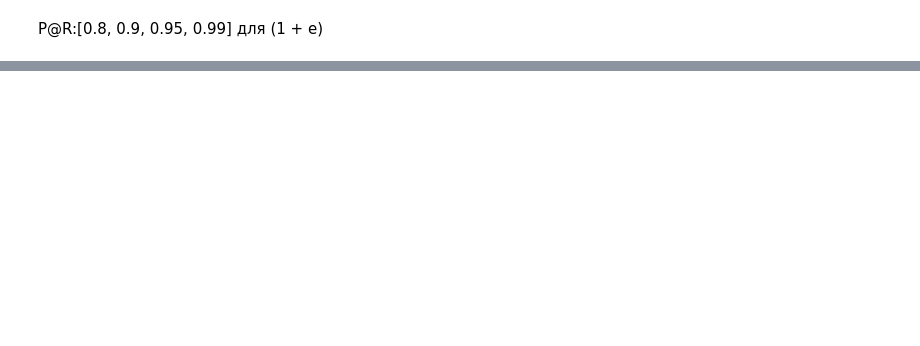
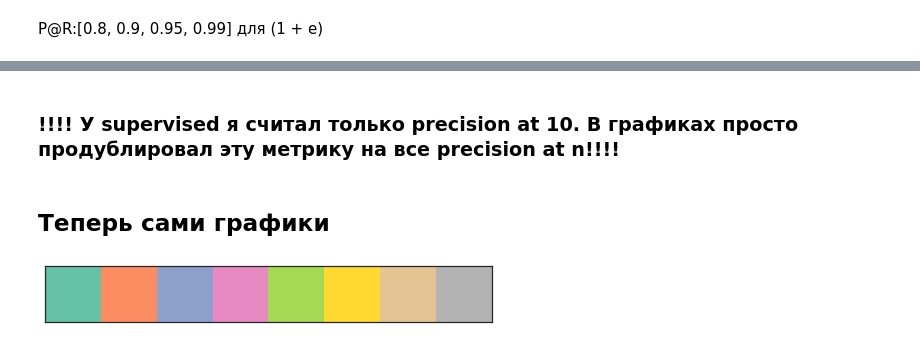
Before and after one commit to HSE-LAMBDA/one_plus_e, a Jupyter notebook: experiments/susy/susy_plot.ipynb, the cells around one changed output, grey strips where cells are left out. Drawn from its saved outputs; the diff is of its cells as text; code cells hidden in the pictures; blank space fills up the shorter version.

Commit message:
Add new graphics

```diff
--- a/experiments/susy/susy_plot.ipynb
+++ b/experiments/susy/susy_plot.ipynb
@@ -376,0 +408,2 @@ for k in ours_p_at_r.keys():
+# %%
+fraction_of_negative_used = np.array([0, 0.1, 0.5, 1, 5, 10, 25, 100]) / 100.
@@ -376,0 +527,2 @@ for k in ours_p_at_r.keys():
+# %% [markdown]
+### !!!! У supervised я считал только precision at 10. В графиках просто продублировал эту метрику на все precision at n!!!!
@@ -376,0 +539,6 @@ for k in ours_p_at_r.keys():
+# %% [markdown]
+## Теперь сами графики
+# %%
+sns.palplot(sns.color_palette("Set2", len(fraction_of_negative_used)))
+# %% [output]
+[figure, added]
```
Also changed, not shown: parts of 51 cells of this notebook, 18 other files.
